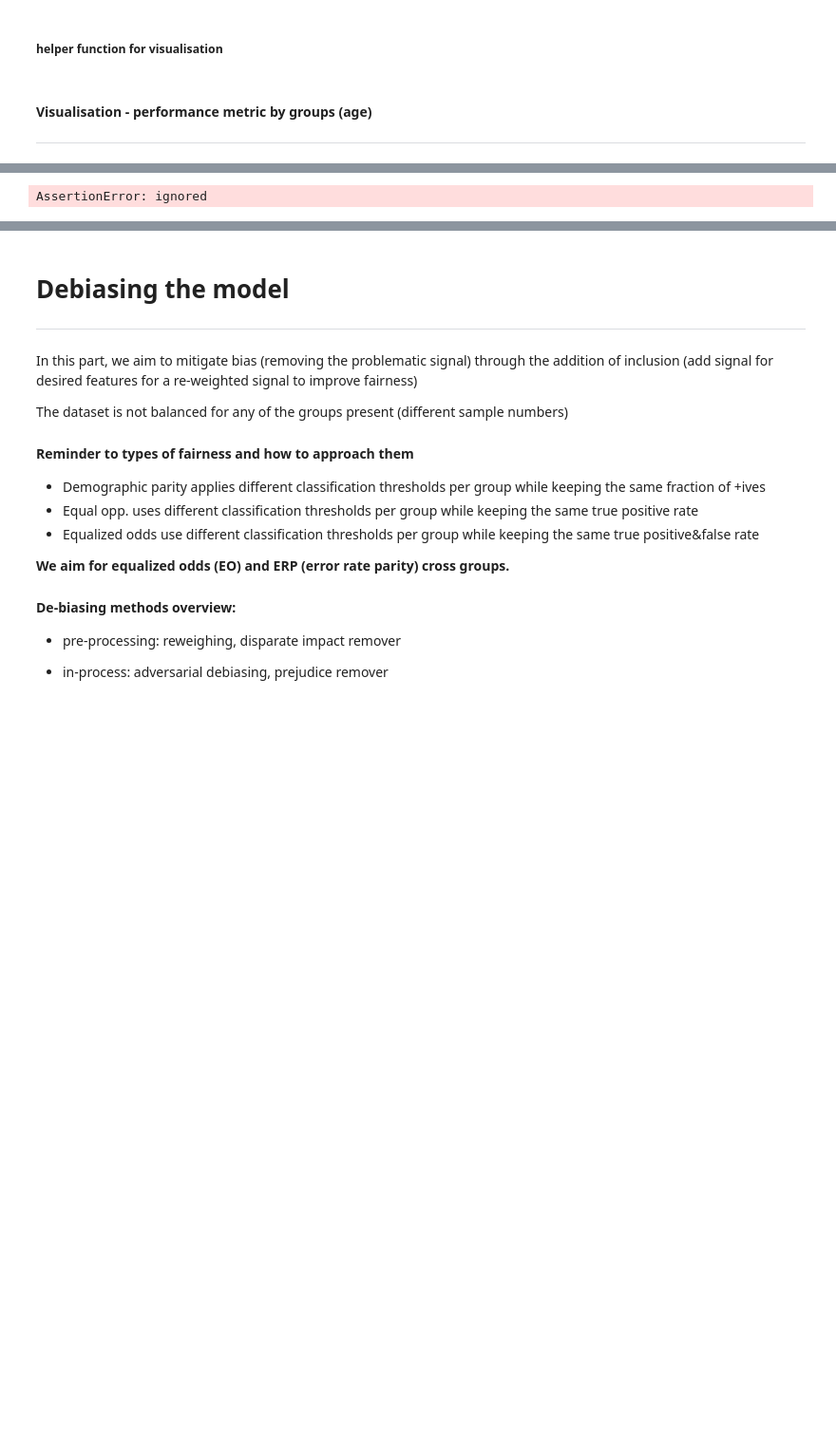
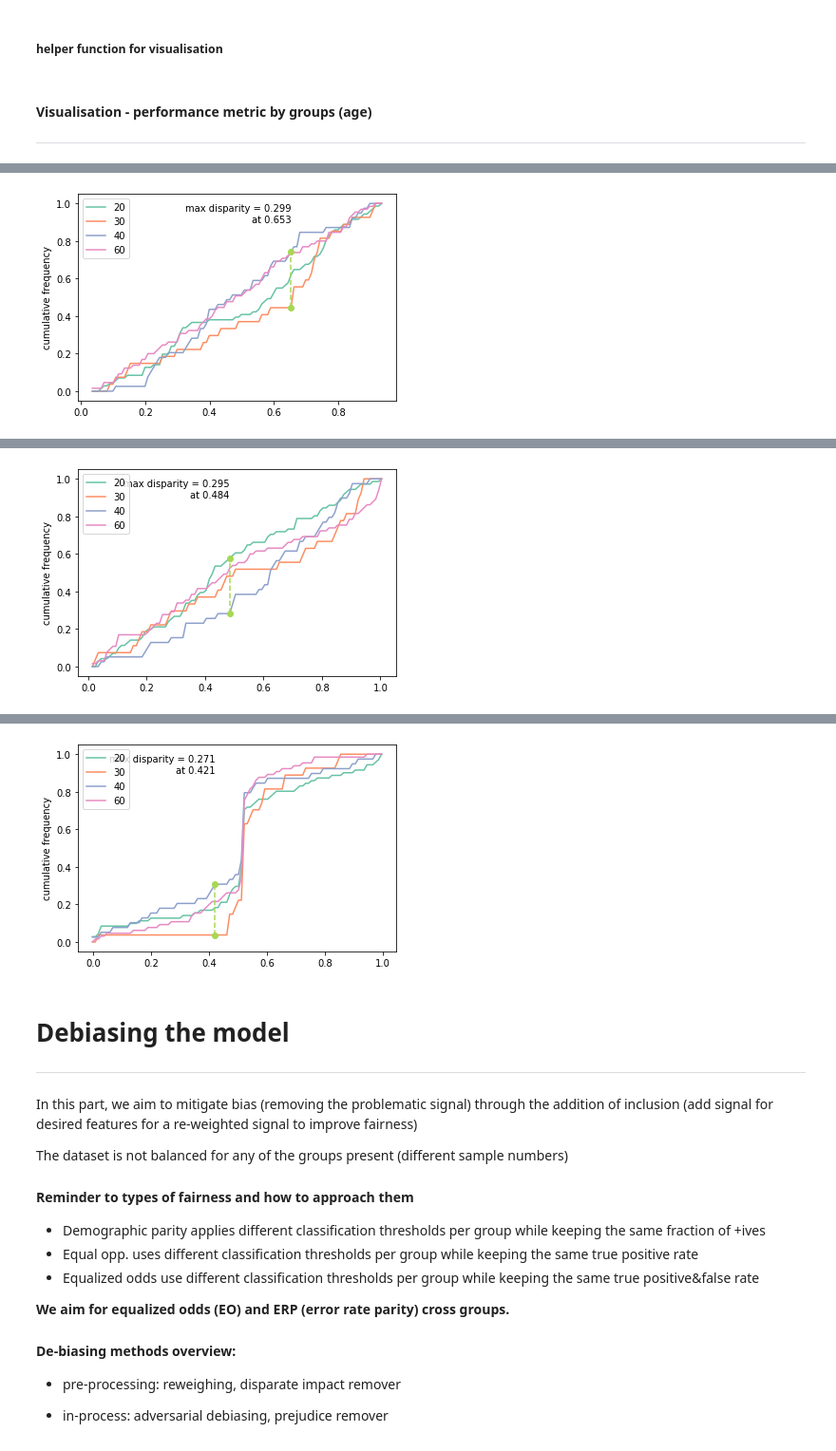
Before and after one commit to FHnt97/TOM_Thesis, a Jupyter notebook: WLK_+_MMH_Debiasing_Classification_Algorithms_1_0_AGE.ipynb, the cells around one changed output, grey strips where cells are left out. Shown: that part at 95% size. Saved outputs shown, nothing was run; the diff lists cells and outputs as text; code cells hidden in the pictures; blank space fills up the shorter version.

```diff
--- a/WLK_+_MMH_Debiasing_Classification_Algorithms_1_0_AGE.ipynb
+++ b/WLK_+_MMH_Debiasing_Classification_Algorithms_1_0_AGE.ipynb
@@ -743,20 +743,22 @@ def plot_and_compare_cdfs(data, A, num_bins=100, loc='best'):
 
 ---
 # %%
+%matplotlib inline
+
 for model in classifiers:
   model.fit(X_train, y_train)
   y_pred = model.predict(X_test)
 
   # scores on test set
   y_pred = model.predict_proba(X_test)[:, 1]
 
   # predictions (0 or 1) on test set
   test_preds = (y_pred >= np.mean(y_train)) * 1
 
 
   display(HTML('<span id="disparity_unmitigated">'))
-  plot_and_compare_cdfs(y_pred, task)
+  plot_and_compare_cdfs(y_pred, age)
   display(HTML('</span>'))
 # %% [output]
 [interactive output not drawn]
-AssertionError: ignored
+[figure, added]
@@ -762,0 +766 @@ AssertionError: ignored
+[figure, added]
@@ -763,3 +768,4 @@ AssertionError: ignored
+[figure, added]
 # %% [markdown]
 # Debiasing the model
 
```
Also changed, not shown: parts of 3 cells of this notebook.
